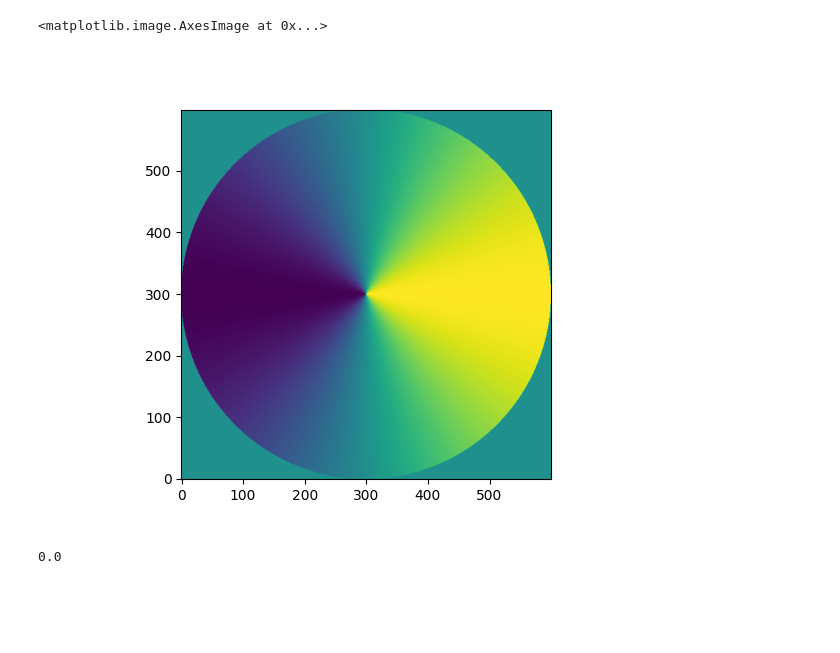
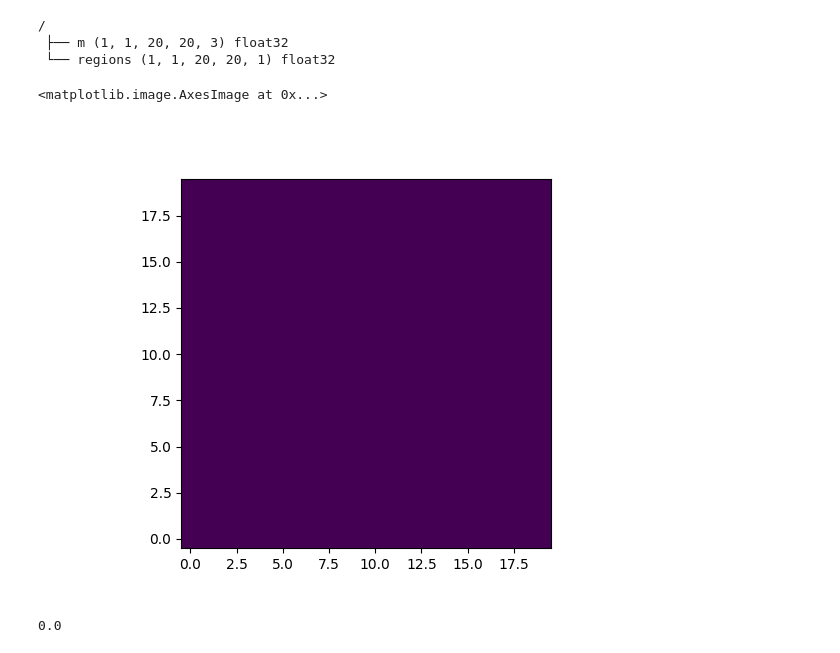
Before and after one commit to MathieuMoalic/amumax, a Jupyter notebook: mytest/testing.ipynb, the cells around one changed output. Saved outputs shown, nothing was run; the diff lists cells and outputs as text; code cells hidden in the pictures; blank space fills up the shorter version.

```diff
--- a/mytest/testing.ipynb
+++ b/mytest/testing.ipynb
@@ -13,15 +13,19 @@ from glob import glob
 from tqdm.notebook import tqdm
 # %%
 m = op("chunky.zarr")
+m.p
 # m.plot.snapshot()
 # m.m.info
 # m.p
 plt.figure()
-plt.imshow(m.m[-1,0,:,:,1],origin="lower")
+plt.imshow(m.regions[-1,0,:,:,0],origin="lower")
 # plt.plot(m.B_ext[:,0,0,0,1])
 # %% [output]
-<matplotlib.image.AxesImage at 0x...>
+/
+ ├── m (1, 1, 20, 20, 3) float32
+ └── regions (1, 1, 20, 20, 1) float32
+<matplotlib.image.AxesImage at 0x...>
-[figure, old version]
+[figure, new version]
 # %%
 plt.figure()
 arr = m.m1[1] - m.m2[1]
```
Also changed, not shown: 3 other files.
